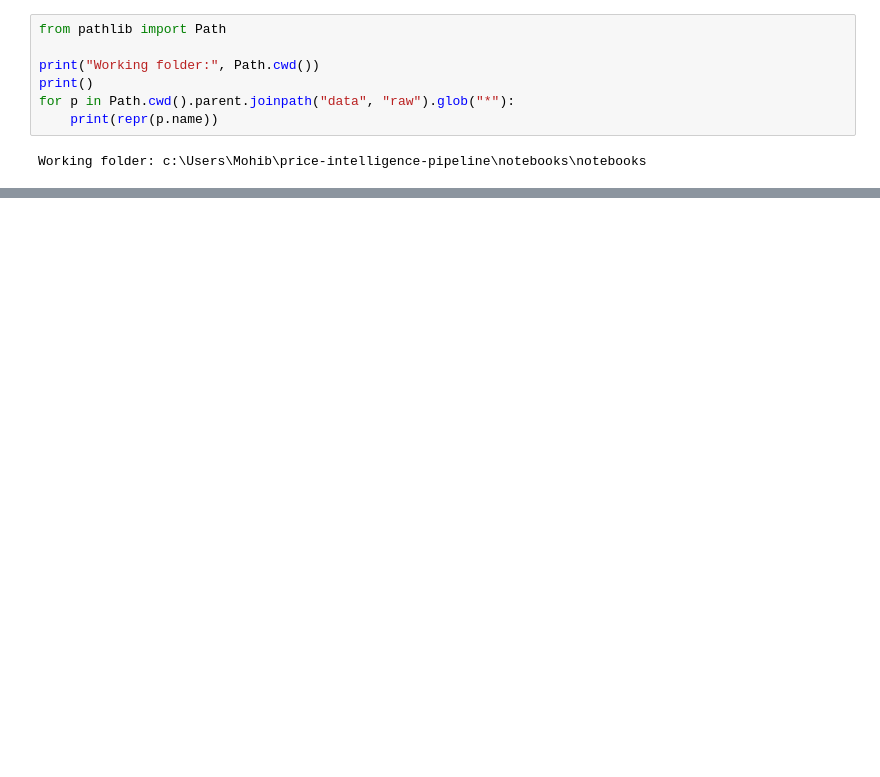
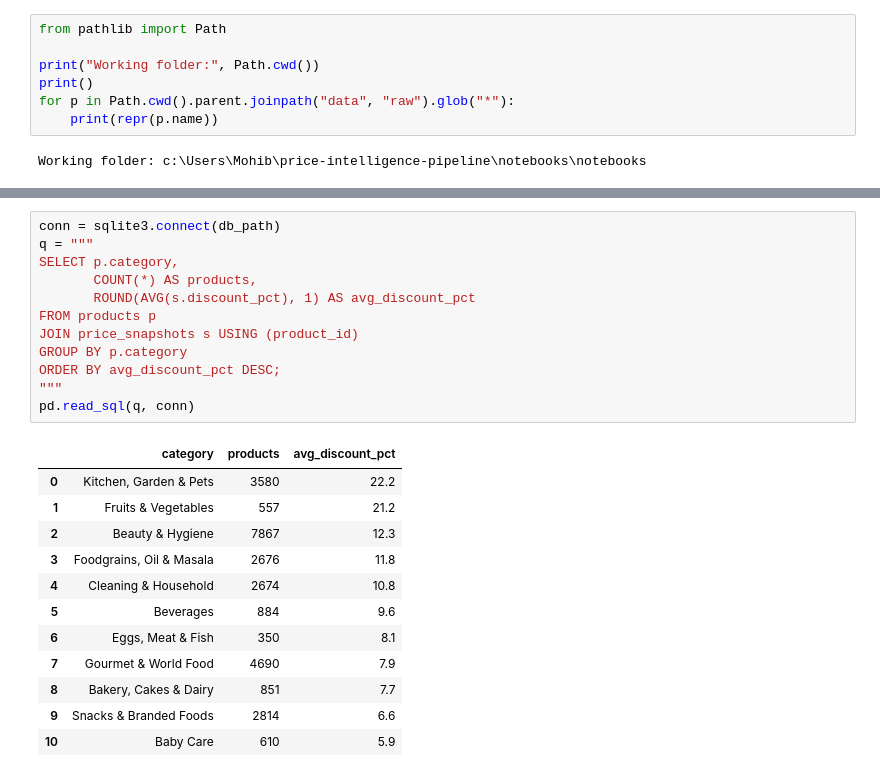
Before and after one commit to nimra-maker/price-intelligence-pipeline, a Jupyter notebook: notebooks/notebooks/01_explore.ipynb, the cells around one changed output, grey strips where cells are left out. Saved outputs shown, nothing was run; the diff lists cells and outputs as text; blank space fills up the shorter version.

```diff
--- a/notebooks/notebooks/01_explore.ipynb
+++ b/notebooks/notebooks/01_explore.ipynb
@@ -54,0 +155,25 @@ Loaded: BigBasket Products.csv
+# %%
+conn = sqlite3.connect(db_path)
+q = """
+SELECT p.category,
+       COUNT(*) AS products,
+       ROUND(AVG(s.discount_pct), 1) AS avg_discount_pct
+FROM products p
+JOIN price_snapshots s USING (product_id)
+GROUP BY p.category
+ORDER BY avg_discount_pct DESC;
+"""
+pd.read_sql(q, conn)
+# %% [output]
+|  | category | products | avg_discount_pct |
+| 0 | Kitchen, Garden & Pets | 3580 | 22.2 |
+| 1 | Fruits & Vegetables | 557 | 21.2 |
+| 2 | Beauty & Hygiene | 7867 | 12.3 |
+| 3 | Foodgrains, Oil & Masala | 2676 | 11.8 |
+| 4 | Cleaning & Household | 2674 | 10.8 |
+| 5 | Beverages | 884 | 9.6 |
+| 6 | Eggs, Meat & Fish | 350 | 8.1 |
+| 7 | Gourmet & World Food | 4690 | 7.9 |
+| 8 | Bakery, Cakes & Dairy | 851 | 7.7 |
+| 9 | Snacks & Branded Foods | 2814 | 6.6 |
+| 10 | Baby Care | 610 | 5.9 |
```
Also changed, not shown: parts of 19 cells of this notebook, 1 other file.
